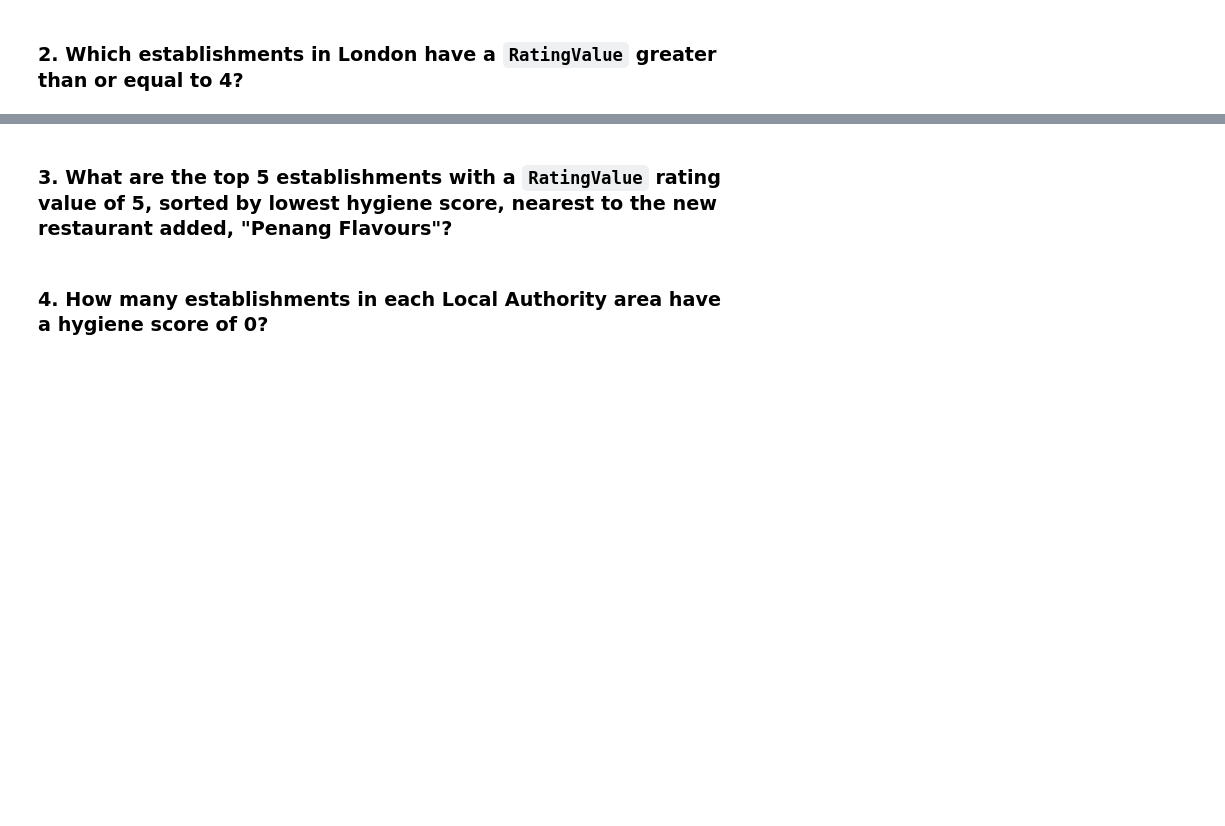
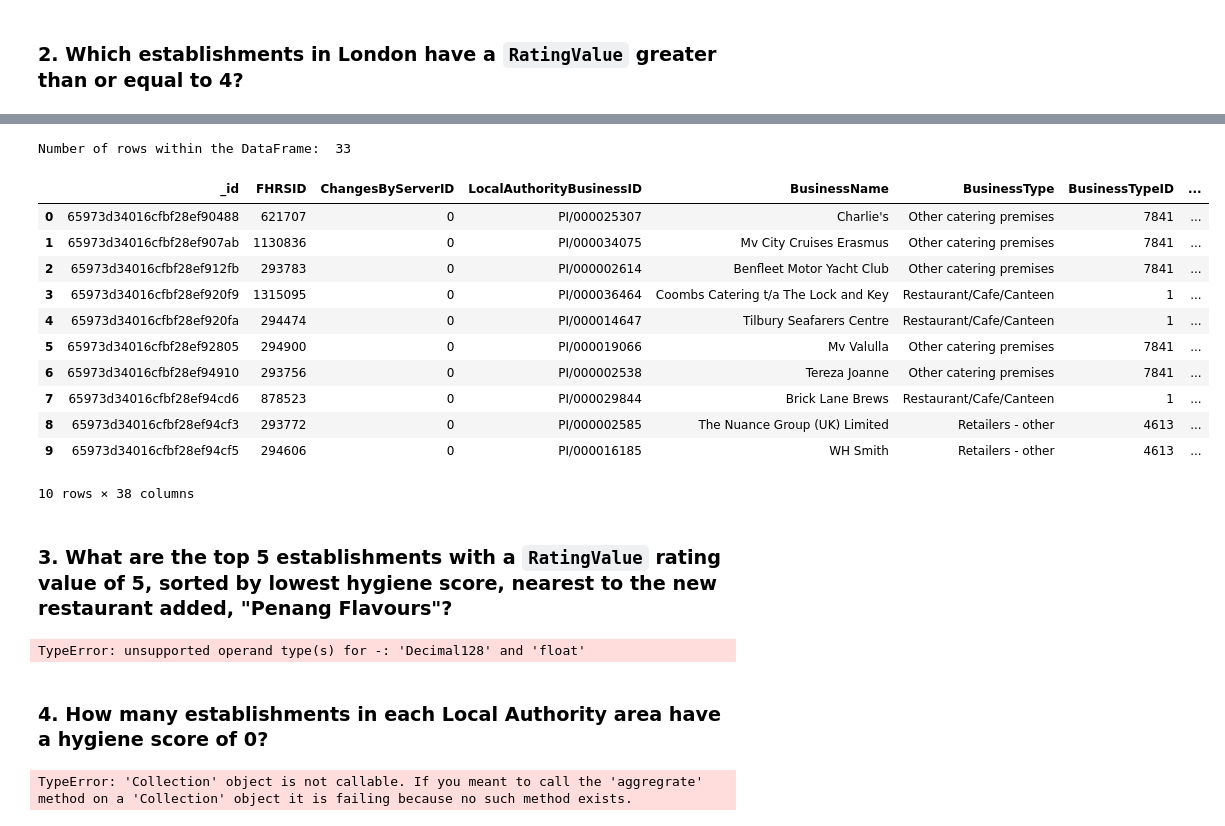
Before and after one commit to eferna1/nosql-challenge, a Jupyter notebook: NoSQL_analysis.ipynb, the cells around one changed output, grey strips where cells are left out. Drawn from its saved outputs; the diff is of its cells as text; code cells hidden in the pictures; blank space fills up the shorter version.

```diff
--- a/NoSQL_analysis.ipynb
+++ b/NoSQL_analysis.ipynb
@@ -85,7 +85,9 @@ Number of rows in dataframe: 41
 ### 2. Which establishments in London have a `RatingValue` greater than or equal to 4?
 # %%
 # Find the establishments with London as the Local Authority and has a RatingValue greater than or equal to 4.
-query2 = {'LocalAuthorityName': {'$regex': 'London'}, 'RatingValue' : {'$gte' : '4'}}
+query2 = {'LocalAuthorityName': {'$regex': 'London'}, 'RatingValue' : {'$gte' : 4}}
+
+rating_four = establishments.find(query2)
 
 # Use count_documents to display the number of documents in the result
 print(f"There are {establishments.count_documents(query2)} establishments in London with a rating value of 4 or great.")
@@ -98,9 +115,26 @@ None
 # %%
 # Convert the result to a Pandas DataFrame
+london_rating_four_df = pd.json_normalize(rating_four)
 
 # Display the number of rows in the DataFrame
+print("Number of rows within the DataFrame: ", len(london_rating_four_df))
 
 # Display the first 10 rows of the DataFrame
+london_rating_four_df.head(10)
+# %% [output]
+Number of rows within the DataFrame:  33
+|  | _id | FHRSID | ChangesByServerID | LocalAuthorityBusinessID | BusinessName | BusinessType | BusinessTypeID | ... |
+| 0 | 65973d34016cfbf28ef90488 | 621707 | 0 | PI/000025307 | Charlie's | Other catering premises | 7841 | ... |
+| 1 | 65973d34016cfbf28ef907ab | 1130836 | 0 | PI/000034075 | Mv City Cruises Erasmus | Other catering premises | 7841 | ... |
+| 2 | 65973d34016cfbf28ef912fb | 293783 | 0 | PI/000002614 | Benfleet Motor Yacht Club | Other catering premises | 7841 | ... |
+| 3 | 65973d34016cfbf28ef920f9 | 1315095 | 0 | PI/000036464 | Coombs Catering t/a The Lock and Key | Restaurant/Cafe/Canteen | 1 | ... |
+| 4 | 65973d34016cfbf28ef920fa | 294474 | 0 | PI/000014647 | Tilbury Seafarers Centre | Restaurant/Cafe/Canteen | 1 | ... |
+| 5 | 65973d34016cfbf28ef92805 | 294900 | 0 | PI/000019066 | Mv Valulla | Other catering premises | 7841 | ... |
+| 6 | 65973d34016cfbf28ef94910 | 293756 | 0 | PI/000002538 | Tereza Joanne | Other catering premises | 7841 | ... |
+| 7 | 65973d34016cfbf28ef94cd6 | 878523 | 0 | PI/000029844 | Brick Lane Brews | Restaurant/Cafe/Canteen | 1 | ... |
+| 8 | 65973d34016cfbf28ef94cf3 | 293772 | 0 | PI/000002585 | The Nuance Group (UK) Limited | Retailers - other | 4613 | ... |
+| 9 | 65973d34016cfbf28ef94cf5 | 294606 | 0 | PI/000016185 | WH Smith | Retailers - other | 4613 | ... |
+10 rows × 38 columns
 # %% [markdown]
 ### 3. What are the top 5 establishments with a `RatingValue` rating value of 5, sorted by lowest hygiene score, nearest to the new restaurant added, "Penang Flavours"?
 # %%
@@ -108,13 +142,27 @@ None
 # Rating value must equal 5
 # Sort by hygiene score
 
+# Extract the 'geocode' field from the document with 'BusinessName' 'Penang Flavours'
+lat_long = establishments.find_one({"BusinessName":"Penang Flavours"},{"geocode":1})
+
+
 degree_search = 0.01
-latitude =
-longitude =
+# Assign the lat and long values to variables
+latitude = lat_long['geocode']['latitude']
+longitude = lat_long['geocode']['longitude']
 
-query =
-sort =
+# Calculate the lat/long search area by +/- the 'degree_search' from the lat/long variables
+query = {"geocode.latitude":{'$gte': latitude-degree_search, '$lte': latitude+degree_search},
+        "geocode.longitude":{'$gte': longitude-degree_search, '$lte': longitude+degree_search},
+        "RatingValue":5}
+sort = [("scores.Hygiene",1)]
+limit = 5
 
 # Print the results
+results = list(establishments.find(query).sort(sort).limit(limit))
+for r in results:
+    pprint(r)
+# %% [output]
+TypeError: unsupported operand type(s) for -: 'Decimal128' and 'float'
 # %%
 # Convert result to Pandas DataFrame
@@ -123,12 +172,24 @@ sort =
 # %%
 # Create a pipeline that:
 # 1. Matches establishments with a hygiene score of 0
+match = {'$match': {"scores.Hygiene":0}}
+
 # 2. Groups the matches by Local Authority
+group = {'$group': {"_id": "&LocalAuthorityName", "count": {'$sum':1}}}
+
 # 3. Sorts the matches from highest to lowest
+sort = {'$sort': {"count":-1}}
+
+pipeline = [match, group, sort]
+results2 = list(establishments.aggregrate(pipeline))
 
 # Print the number of documents in the result
+print(f"There are {len(results)} documents in the result.")
 
 # Print the first 10 results
+pprint(results[0:10])
+# %% [output]
+TypeError: 'Collection' object is not callable. If you meant to call the 'aggregrate' method on a 'Collection' object it is failing because no such method exists.
 # %%
 # Convert the result to a Pandas DataFrame
 
```
Also changed, not shown: parts of 2 cells of this notebook, 1 other file.
